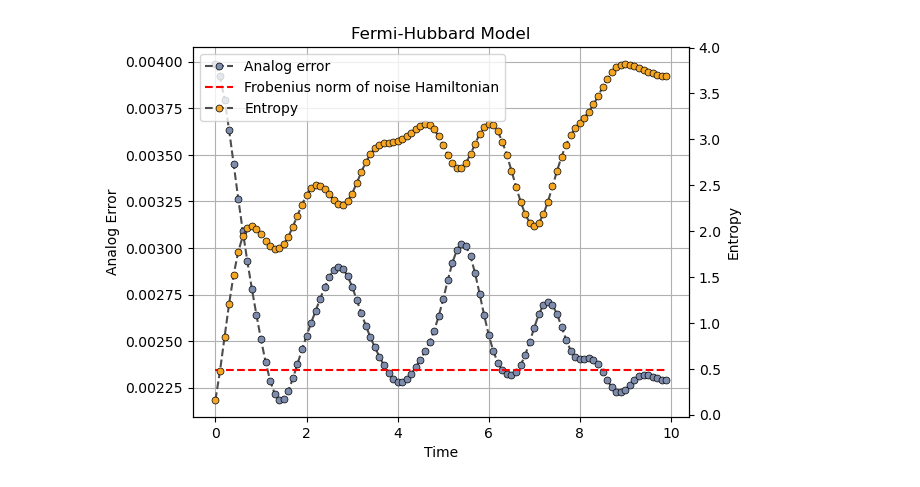
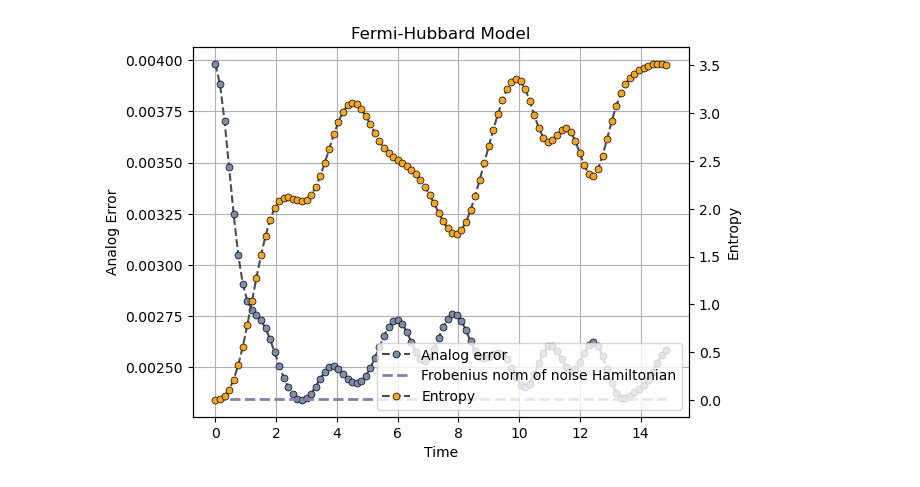
Before and after one commit to minidas/Entanglement-Induced-Resilience-of-Quantum-Dynamics, a Jupyter notebook: fermionic.ipynb, the cells around one changed output. Saved outputs shown, nothing was run; the diff lists cells and outputs as text; code cells hidden in the pictures.

Commit message:
test: 3initial state

```diff
--- a/fermionic.ipynb
+++ b/fermionic.ipynb
@@ -9,8 +9,8 @@ from entropy import RDM_entropy
 exact_model = Fermion_Model(tunneling=1.0, coulomb=0)
 analog_model = Analog_Fermion(exact_model)
 
-initial_state = Statevector.from_label('0000111111110000').data  # Example initial state
-time=np.linspace(0,10,101)
+initial_state = Statevector.from_label('1100111111000000').data  # Example initial state
+time=np.linspace(0,15,101)
 exact_state=initial_state
 analog_state=initial_state
 time_step=0.1
@@ -28,21 +28,21 @@ H_noise=get_sparse_operator(exact_model.H-analog_model.H).toarray()
 fro_norm=np.linalg.norm(H_noise,'fro')/sqrt(d)*time_step
 # %%
 p11=plt.plot(time[:-1], error[:-1],color='0.3', marker='o', markersize=5, mfc="#7E8CAD", mec='k', linestyle='dashed', markeredgewidth=0.5,label='Analog error')
-p12=plt.plot(time[:-1], [fro_norm]*len(time[:-1]),'--',color='r',label='Frobenius norm of noise Hamiltonian')
+p12=plt.plot(time[:-1], [fro_norm]*len(time[:-1]),'--',color="#887EAD",linewidth=2,label='Frobenius norm of noise Hamiltonian')
 plt.grid()
 plt.xlabel('Time')
 plt.ylabel('Analog Error')
 # plt.ylim( top=0.3)
 ax1=plt.gca()
 ax2 = ax1.twinx()
 p2=ax2.plot(time[:-1], entropy[:-1],color='0.3', marker='o', markersize=5, mfc="#F5A623", mec='k', linestyle='dashed', markeredgewidth=0.5,label='Entropy')
 ax2.set_ylabel('Entropy')
 lns=p11+p12+p2
 labs=[l.get_label() for l in lns]
 plt.legend(lns, labs, loc=0)
 
 plt.title('Fermi-Hubbard Model')
 plt.savefig('Figures/fermion_error.pdf', bbox_inches='tight',dpi=600)
 plt.show()
 # %% [output]
-[figure, old version]
+[figure, new version]
```
Also changed, not shown: 4 other files.
